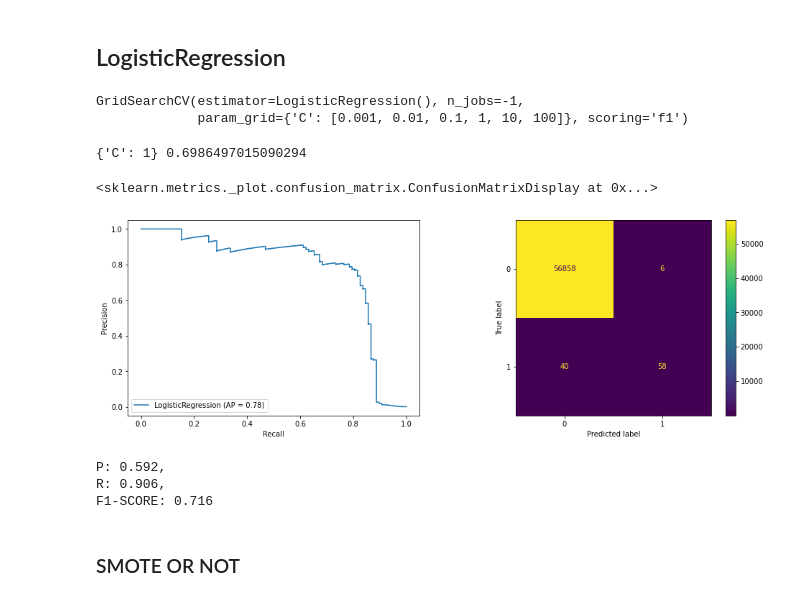
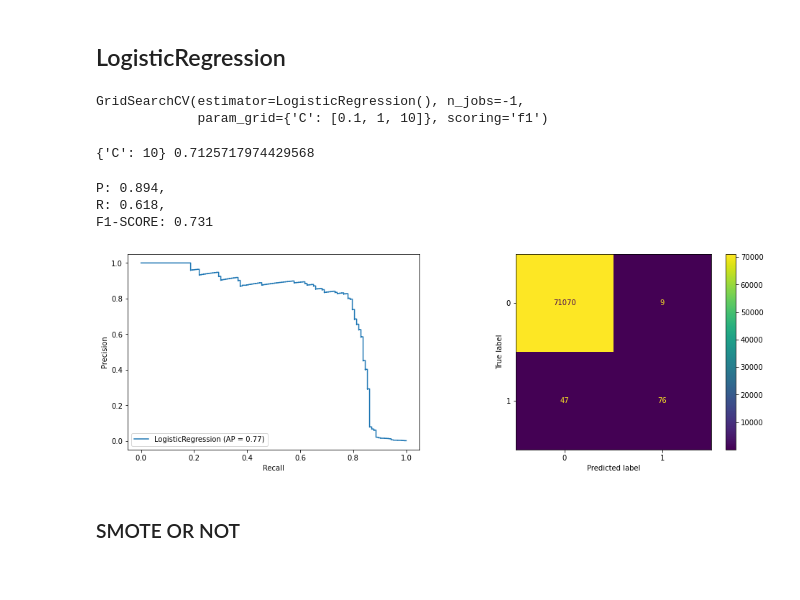
Before and after one commit to 123385918/Python-Science-Handbook, a Jupyter notebook: credit card fraud detection.ipynb, the cells around one changed output. Drawn from its saved outputs; the diff is of its cells as text; code cells hidden in the pictures.

```diff
--- a/credit card fraud detection.ipynb
+++ b/credit card fraud detection.ipynb
@@ -331,2 +339,24 @@ thre_f1(error)
 # %% [markdown]
 ## 重新划分
+# %%
+## 数据准备
+## 训练集：75%正常+75%异常
+## 测试集：25%正常+25%异常
+class DATA2():
+    def __init__(self,raw=raw):
+        raw['Amount'] = np.log10(raw.Amount+1e-5)
+        raw.drop('Time',axis=1,inplace=True)
+
+        self.X_train, self.X_test = train_test_split(raw,
+                                        stratify=raw.Class)
+        self.y_train = self.X_train.pop('Class')
+        self.y_test = self.X_test.pop('Class')
+
+    def fit_transform(self,estimator=StandardScaler()):
+        self.estimator = estimator
+        self.estimator.fit(self.X_train)
+
+        self.X_train = self.estimator.transform(self.X_train)
+        self.X_test = self.estimator.transform(self.X_test)
+
+        return self.estimator
@@ -333,2 +368,12 @@ thre_f1(error)
+# %%
+## 定义评估函数
+def metric(estimator, X_test, y_test):
+    plt.figure(figsize=(16,5))
+    ax1=plt.subplot(121)
+    plot_precision_recall_curve(estimator,X_test,y_test,ax=ax1)
+    ax2 = plt.subplot(122)
+    ax = plot_confusion_matrix(estimator,X_test,y_test,ax=ax2)
+    summary(ax.confusion_matrix)
+    return
 # %%
 from sklearn.model_selection import train_test_split, GridSearchCV
@@ -353,28 +384,13 @@ X_test = ss.transform(df_test.iloc[:,:-1])
 from sklearn.linear_model import LogisticRegression
 # %%
 lr = LogisticRegression()
-params = {'C':[.001,.01,.1,1,10,100]}
-clf = GridSearchCV(lr,params,scoring='f1',n_jobs=-1)
-clf.fit(X_train,df_train.Class)
+params = {'C':[.1,1,10]}
+lr_clf = GridSearchCV(lr,params,scoring='f1',n_jobs=-1)
+lr_clf.fit(data2.X_train,data2.y_train)
 # %% [output]
 GridSearchCV(estimator=LogisticRegression(), n_jobs=-1,
-             param_grid={'C': [0.001, 0.01, 0.1, 1, 10, 100]}, scoring='f1')
+             param_grid={'C': [0.1, 1, 10]}, scoring='f1')
 # %%
 print(clf.best_params_, clf.best_score_)
 # %% [output]
-{'C': 1} 0.6986497015090294
+{'C': 10} 0.7125717974429568
-# %%
-plt.figure(figsize=(16,5))
-ax1 = plt.subplot(121)
-plot_precision_recall_curve(clf.best_estimator_,X_test,df_test.Class,ax=ax1)
-ax2 = plt.subplot(122)
-plot_confusion_matrix(clf.best_estimator_,X_test,df_test.Class,ax=ax2)
-# %% [output]
-<sklearn.metrics._plot.confusion_matrix.ConfusionMatrixDisplay at 0x...>
-[figure, removed]
-# %%
-summary(np.array([[56858,6],[40,58]]))
-# %% [output]
-P: 0.592,
-R: 0.906,
-F1-SCORE: 0.716
@@ -383,3 +397,10 @@ lr = clf.best_estimator_
+# %%
+metric(lr_clf.best_estimator_, data2.X_test, data2.y_test)
+# %% [output]
+P: 0.894,
+R: 0.618,
+F1-SCORE: 0.731
+[figure, added]
 # %% [markdown]
 ### SMOTE OR NOT
 # %%
```
Also changed, not shown: parts of 57 cells of this notebook.
